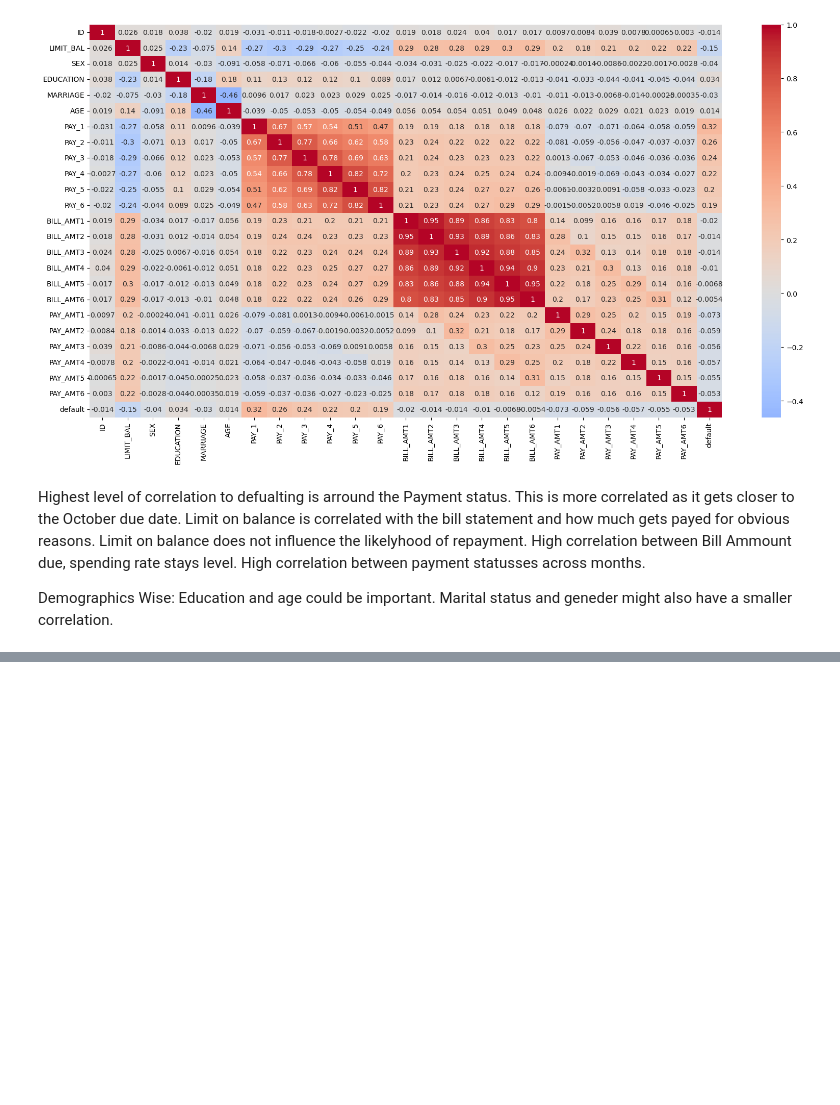
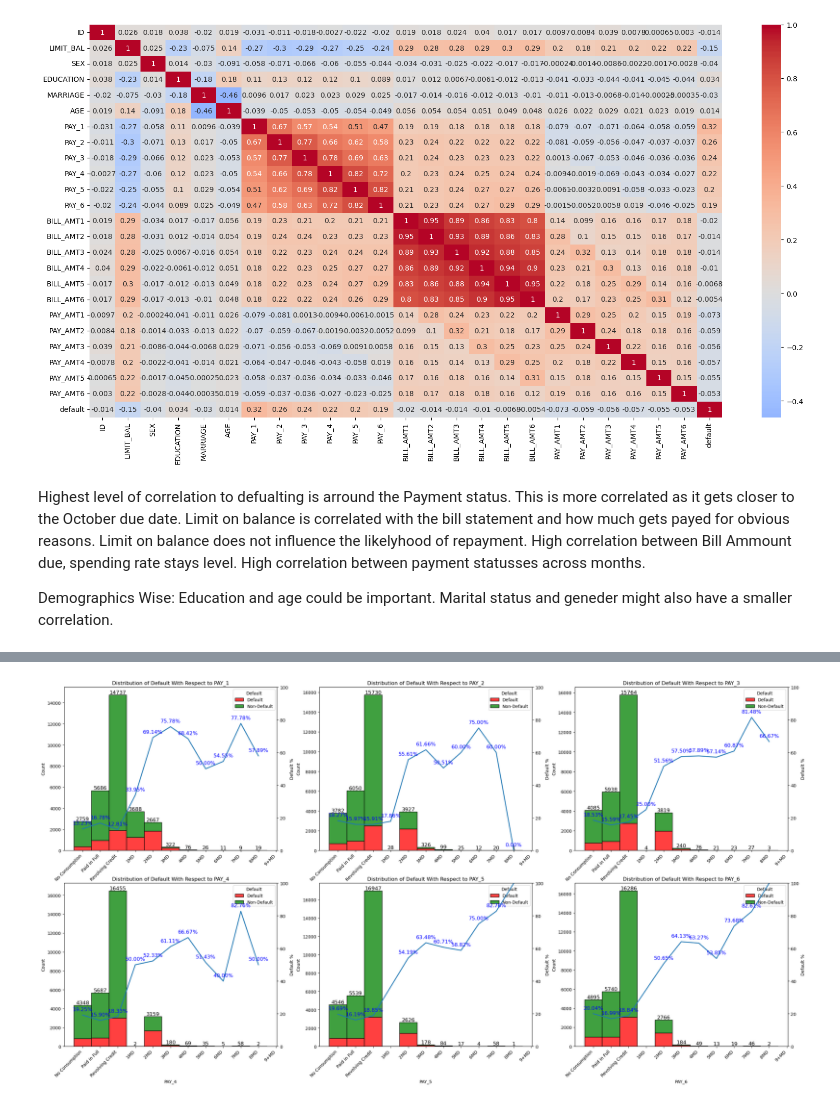
Before and after one commit to Man-C7/default-data-analysis, a Jupyter notebook: Defaults_Cleaned_EDA.ipynb, the cells around one changed output, grey strips where cells are left out. Drawn from its saved outputs; the diff is of its cells as text; code cells hidden in the pictures; blank space fills up the shorter version.

Commit message:
Subplots + Setup

```diff
--- a/Defaults_Cleaned_EDA.ipynb
+++ b/Defaults_Cleaned_EDA.ipynb
@@ -152,0 +168,37 @@ Education and age could be important. Marital status and geneder might also have
+# %%
+fig, axes = plt.subplots(2, 3, figsize=(30, 15))
+axes = axes.flatten()
+payment_status_columns = ['PAY_1', 'PAY_2', 'PAY_3', 'PAY_4', 'PAY_5', 'PAY_6']
+for i, col in enumerate(payment_status_columns):
+    ax = sns.histplot(data=df, x=col,hue='default', multiple="stack", palette=['green', 'red'], discrete=True, ax=axes[i])
+    ax.set_title(f"Distribution of Default With Respect to {col}")
+    ax.legend(title='Default', labels=['Default', 'Non-Default'])
+
+    #Increment x values by 1 instead of default (2)
+    min_val = int(df[col].min())
+    max_val = int(df[col].max())
+    ax.set_xticks([-2, -1, 0, 1, 2, 3, 4, 5, 6, 7, 8, 9])
+    ax.set_xticklabels(['No Consumption','Paid in Full','Revolving Credit', '1MD', '2MD','3MD','4MD','5MD','6MD', '7MD','8MD','9+MD'])
+    for label in ax.get_xticklabels():
+        label.set_rotation(45)
+        label.set_ha('right')
+
+    #Iterate Through total payment situations
+    grouped = df.groupby(col).size()
+    for x_val, total in grouped.items():
+        ax.annotate(str(total), (x_val, total), ha='center', va='bottom', fontsize=12)
+
+    #Iterate Through Percentages and turn into line Chart
+    grouped_percentages = df.groupby([col, 'default']).size().unstack(fill_value=0)
+    x_vals = grouped_percentages.index.tolist()
+    percentages = [(grouped_percentages.loc[x][1] / grouped_percentages.loc[x].sum()) * 100 if grouped.loc[x].sum() > 0 else 0 for x in x_vals]
+
+    ax2 = ax.twinx()
+    ax2.plot(x_vals, percentages, linewidth=2, label ='Default Percentage')
+    ax2.set_ylabel('Default %')
+    ax2.set_ylim(0, 100)
+
+    for x, pct in zip(x_vals, percentages):
+        ax2.annotate(f'{pct:.2f}%',(x,pct + 2), ha='center', va='bottom', fontsize='12', color='blue')
+# %% [output]
+[figure, added]
```
Also changed, not shown: parts of 5 cells of this notebook, 2 other files.
